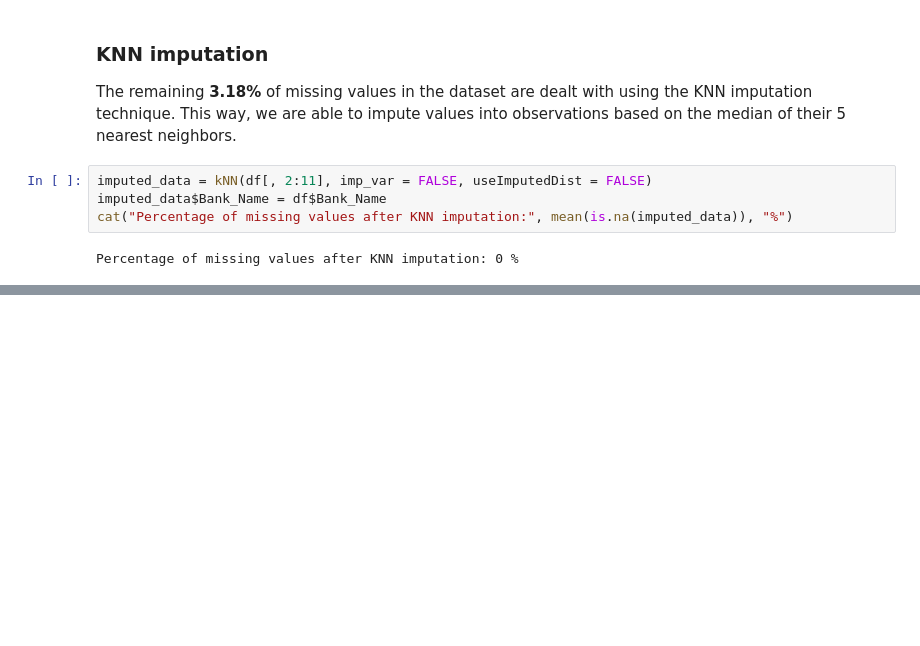
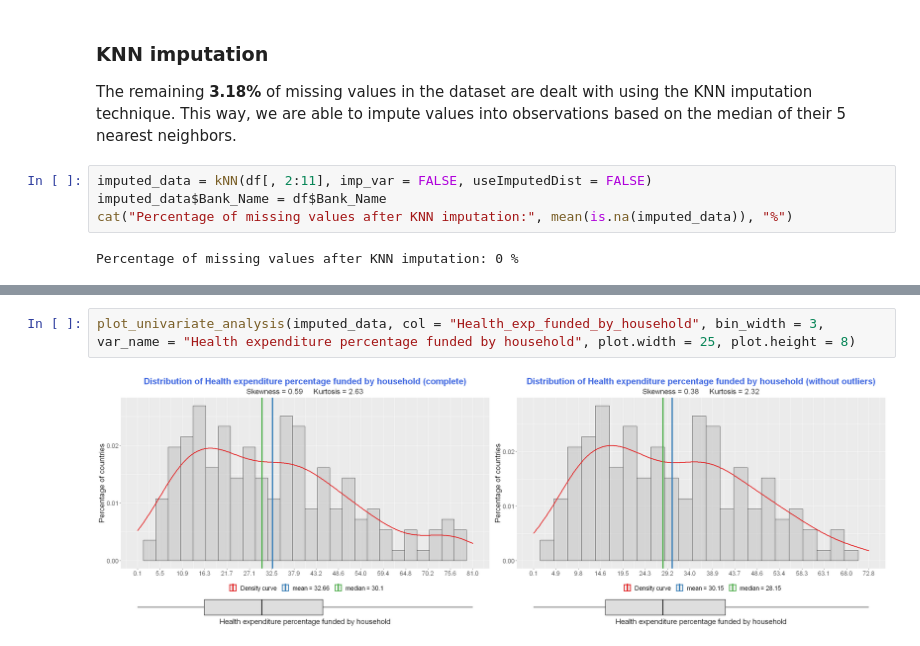
Before and after one commit to BrunoReis18/EAD2, a Jupyter notebook: EDA_Assignment2.ipynb, the cells around one changed output, grey strips where cells are left out. Cells and saved outputs as stored; diff of their text form; blank space fills up the shorter version.

```diff
--- a/EDA_Assignment2.ipynb
+++ b/EDA_Assignment2.ipynb
@@ -122,0 +217,4 @@ imputed_data %>% ggplot(aes(Health_exp_pct_of_GDP)) +
+# %%
+plot_univariate_analysis(imputed_data, col = "Health_exp_funded_by_household", bin_width = 3, var_name = "Health expenditure percentage funded by household", plot.width = 25, plot.height = 8)
+# %% [output]
+[figure, added]
```
Also changed, not shown: parts of 28 cells of this notebook.
